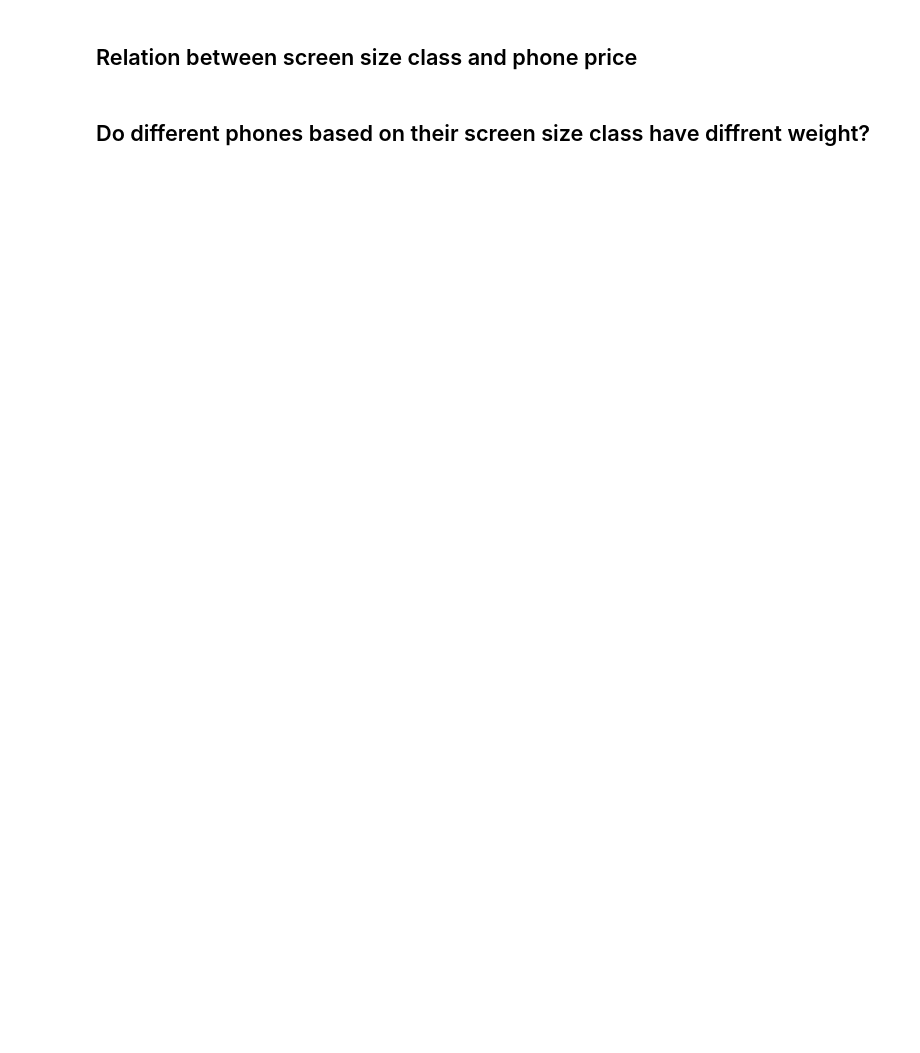
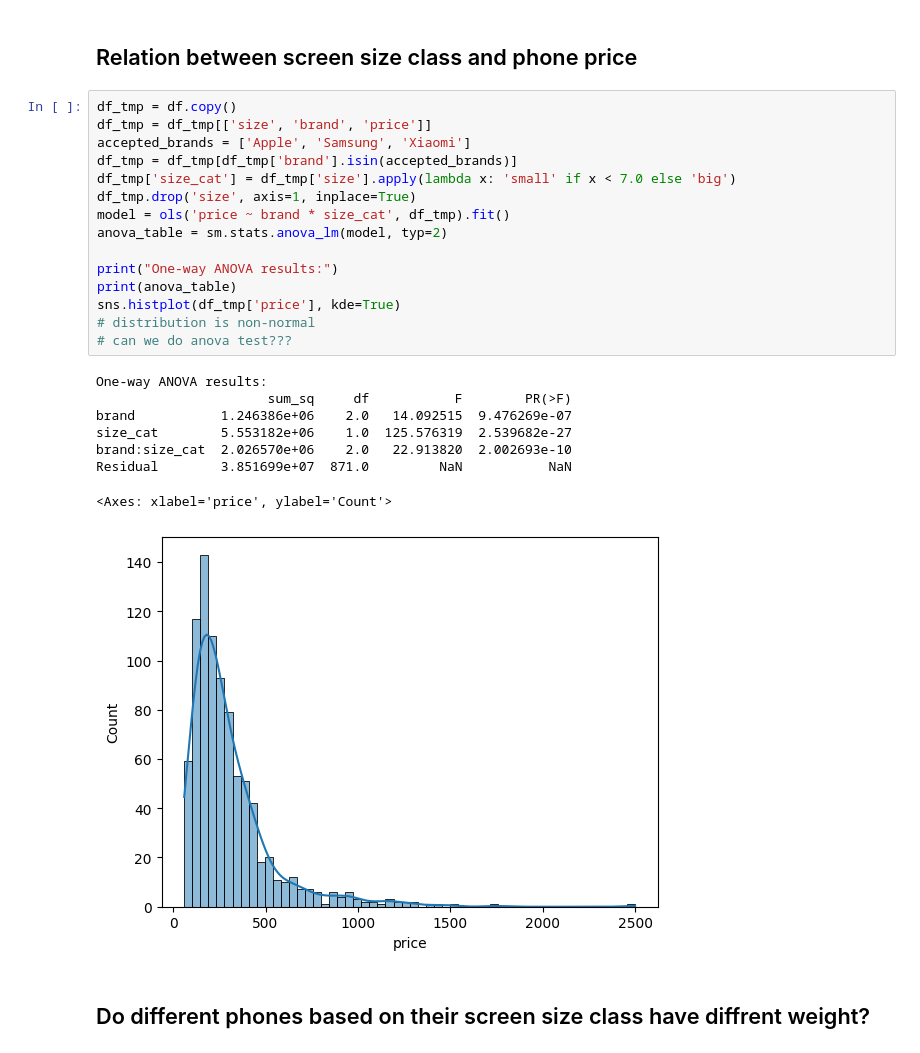
Before and after one commit to sinaaasghari/mobile-land, a Jupyter notebook: statics-analyzing.ipynb, the cells around one changed output. Saved outputs shown, nothing was run; the diff lists cells and outputs as text; blank space fills up the shorter version.

```diff
--- a/statics-analyzing.ipynb
+++ b/statics-analyzing.ipynb
@@ -356,4 +383,28 @@ p_value
 # %% [markdown]
 ## Relation between screen size class and phone price
+# %%
+df_tmp = df.copy()
+df_tmp = df_tmp[['size', 'brand', 'price']]
+accepted_brands = ['Apple', 'Samsung', 'Xiaomi']
+df_tmp = df_tmp[df_tmp['brand'].isin(accepted_brands)]
+df_tmp['size_cat'] = df_tmp['size'].apply(lambda x: 'small' if x < 7.0 else 'big')
+df_tmp.drop('size', axis=1, inplace=True)
+model = ols('price ~ brand * size_cat', df_tmp).fit()
+anova_table = sm.stats.anova_lm(model, typ=2)
+
+print("One-way ANOVA results:")
+print(anova_table)
+sns.histplot(df_tmp['price'], kde=True)
+# distribution is non-normal
+# can we do anova test???
+# %% [output]
+One-way ANOVA results:
+                      sum_sq     df           F        PR(>F)
+brand           1.246386e+06    2.0   14.092515  9.476269e-07
+size_cat        5.553182e+06    1.0  125.576319  2.539682e-27
+brand:size_cat  2.026570e+06    2.0   22.913820  2.002693e-10
+Residual        3.851699e+07  871.0         NaN           NaN
+<Axes: xlabel='price', ylabel='Count'>
+[figure, added]
 # %% [markdown]
 ## Do different phones based on their screen size class have diffrent weight?
```
Also changed, not shown: parts of 5 cells of this notebook.
